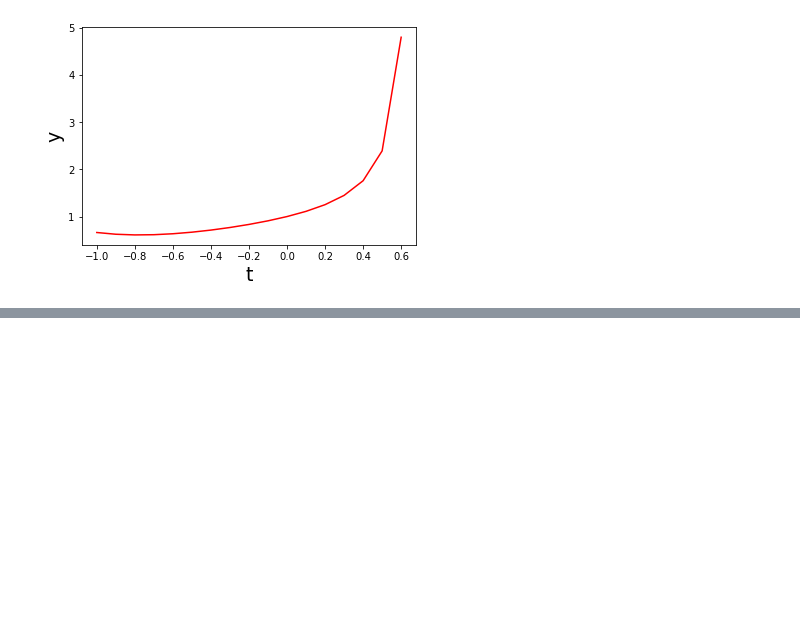
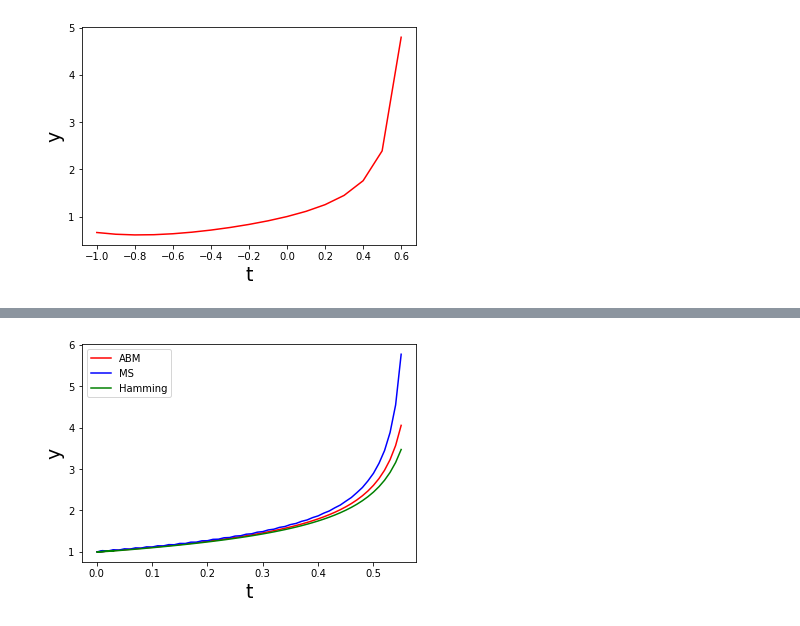
Before and after one commit to junl666/MATH285-Lab-ZJUI-SP23, a Jupyter notebook: math285_lab.ipynb, the cells around one changed output, grey strips where cells are left out. Cells and saved outputs as stored; diff of their text form; code cells hidden in the pictures; blank space fills up the shorter version.

```diff
--- a/math285_lab.ipynb
+++ b/math285_lab.ipynb
@@ -240,3 +366,14 @@ im_euler_2.draw()
+# %%
+abm = NumericalSols(1, 0.01, 0, 0.55, 3)
+ms=NumericalSols(1, 0.01, 0, 0.55, 4)
+hamming=NumericalSols(1, 0.01, 0, 0.55, 5)
+abm.drawlinear(3)
+ms.drawlinear(4)
+hamming.drawlinear(5)
+plt.legend()
+plt.show()
+# %% [output]
+[figure, added]
 # %%
 # IVP1, compare methods with different steps
 plotDiffMethods(0, 0.1, -1, 1)  # step == 0.1
```
Also changed, not shown: parts of 8 cells of this notebook.
